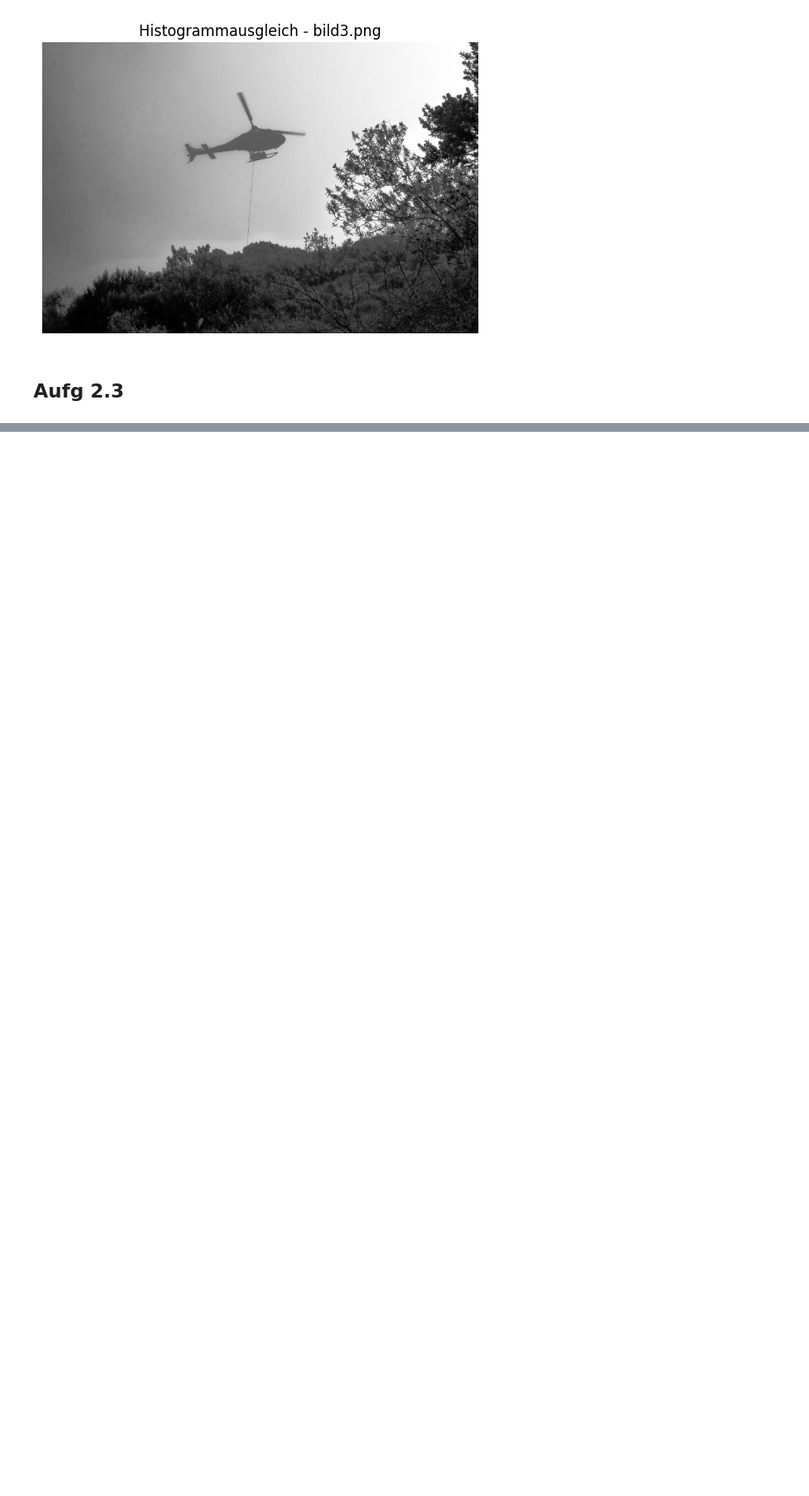
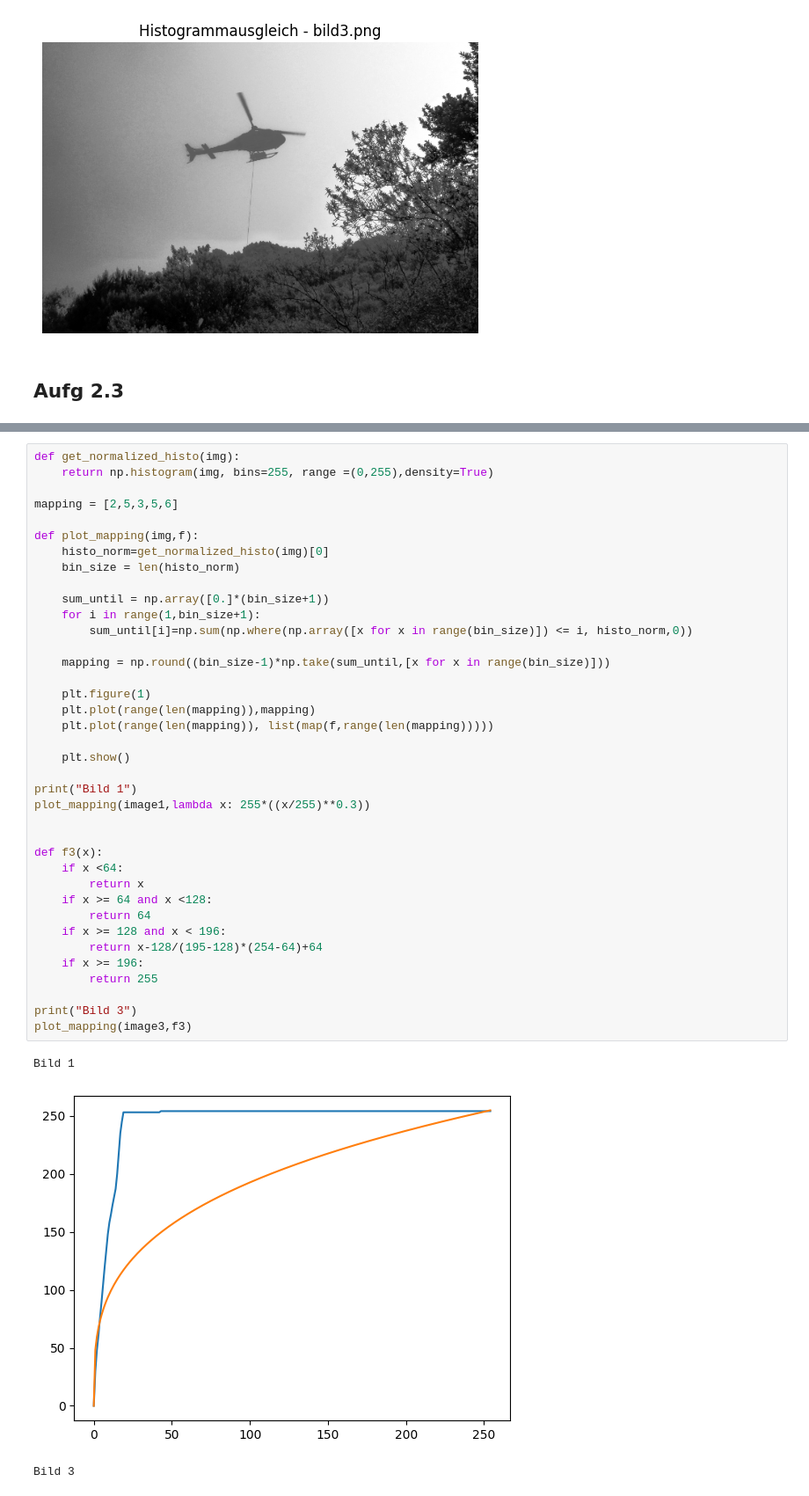
Before and after one commit to Mynna/bv23-wk04, a Jupyter notebook: Blatt06_Aufg02.ipynb, the cells around one changed output, grey strips where cells are left out. Shown: that part at 88% size. Cells and saved outputs as stored; diff of their text form; blank space fills up the shorter version.

```diff
--- a/Blatt06_Aufg02.ipynb
+++ b/Blatt06_Aufg02.ipynb
@@ -112,0 +91,42 @@ plt.show()
+# %%
+def get_normalized_histo(img):
+    return np.histogram(img, bins=255, range =(0,255),density=True)
+
+mapping = [2,5,3,5,6]
+
+def plot_mapping(img,f):
+    histo_norm=get_normalized_histo(img)[0]
+    bin_size = len(histo_norm)
+
+    sum_until = np.array([0.]*(bin_size+1))
+    for i in range(1,bin_size+1):
+        sum_until[i]=np.sum(np.where(np.array([x for x in range(bin_size)]) <= i, histo_norm,0))
+
+    mapping = np.round((bin_size-1)*np.take(sum_until,[x for x in range(bin_size)]))
+
+    plt.figure(1)
+    plt.plot(range(len(mapping)),mapping)
+    plt.plot(range(len(mapping)), list(map(f,range(len(mapping)))))
+
+    plt.show()
+
+print("Bild 1")
+plot_mapping(image1,lambda x: 255*((x/255)**0.3))
+
+
+def f3(x):
+    if x <64:
+        return x
+    if x >= 64 and x <128:
+        return 64
+    if x >= 128 and x < 196:
+        return x-128/(195-128)*(254-64)+64
+    if x >= 196:
+        return 255
+
+print("Bild 3")
+plot_mapping(image3,f3)
+# %% [output]
+Bild 1
+[figure, added]
+Bild 3
```
Also changed, not shown: parts of 4 cells of this notebook.
